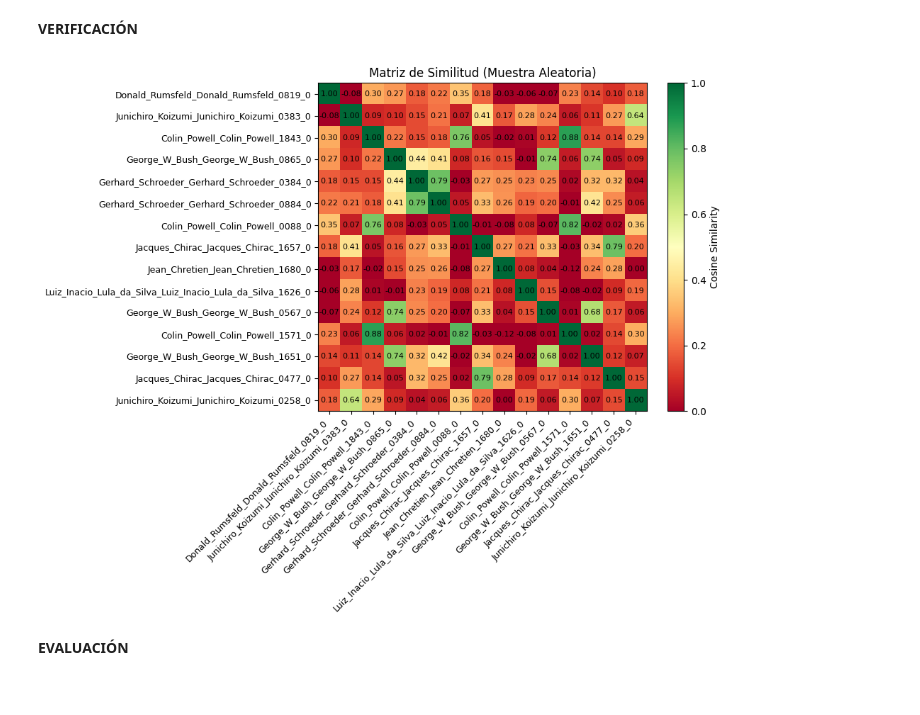
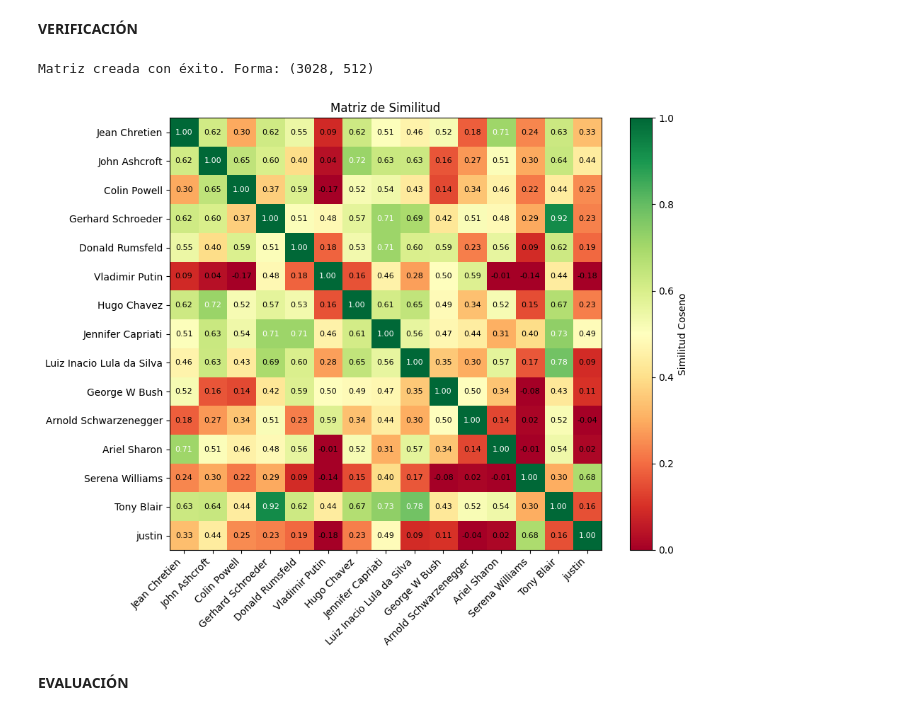
Before and after one commit to EzequielMatiasArevalo/tuia-face-recognition-app, a Jupyter notebook: train.ipynb, the cells around one changed output. Saved outputs shown, nothing was run; the diff lists cells and outputs as text; code cells hidden in the pictures.

```diff
--- a/train.ipynb
+++ b/train.ipynb
@@ -93,19 +96,18 @@ model_path=Path("models/inceptionresnetv1_finetuned.pth")
 checkpoint_path = Path("models/inceptionresnetv1_finetuned.pth")
 
 if checkpoint_path.exists():
-    service = FaceService(
-        store=None,
+    service = FaceService(store=None,
         similarity_metric="cosine",
         similarity_threshold=0.6,
         face_size=160,
         model_path=checkpoint_path)
-    print("Servicio instanciado con éxito.")
+    print("FaceService instanciado")
 else:
     print(f"Error: No se encontró el archivo en {checkpoint_path}")
 
 
 
-def procesar_alineacion_adecuada(image_bgr, box_esperado):
+def procesar_alineacion(image_bgr, box_esperado):
 
     image_rgb = cv2.cvtColor(image_bgr, cv2.COLOR_BGR2RGB)
     from PIL import Image
@@ -253,39 +232,62 @@ Total de caras en database: 3028
 # %% [markdown]
 **VERIFICACIÓN**
 # %%
-def verificar(emb1, emb2, umbral=0.6):
+all_vectors = []
+all_names = []
 
-    sim = float(np.dot(np.ravel(emb1), np.ravel(emb2)))
-    return {"similitud": round(sim, 4), "misma_persona": sim >= umbral}
+for persona, lista_de_embs in embeddings_db.items():
+    for emb in lista_de_embs:
+        all_vectors.append(emb.flatten())
+        all_names.append(persona)
 
+
+emb_array = np.array(all_vectors)
+emb_labels = np.array(all_names)
+
+print(f"Matriz creada con éxito. Forma: {emb_array.shape}")
+
+plt.close('all')
+
+nombres_unicos = list(embeddings_db.keys())
 n_muestras = 15
-indices = random.sample(range(len(emb_labels)), min(n_muestras, len(emb_labels)))
+muestra_personas = random.sample(nombres_unicos, min(n_muestras, len(nombres_unicos)))
 
-emb_sample = emb_array[indices]
-labels_sample = [emb_labels[i].split('\\')[-1] for i in indices]
+emb_sample = []
+labels_sample = []
 
-sim_matrix = emb_sample @ emb_sample.T
+for persona in muestra_personas:
+    emb_sample.append(embeddings_db[persona][0])
+    labels_sample.append(persona.replace('_', ' '))
+
+emb_sample = np.array(emb_sample)
+
+norms = np.linalg.norm(emb_sample, axis=1, keepdims=True)
+emb_sample_norm = emb_sample / (norms + 1e-8)
+sim_matrix = emb_sample_norm @ emb_sample_norm.T
 
 fig, ax = plt.subplots(figsize=(10, 8))
 im = ax.imshow(sim_matrix, cmap="RdYlGn", vmin=0, vmax=1)
-plt.colorbar(im, ax=ax, label="Cosine Similarity")
+fig.colorbar(im, ax=ax, label="Similitud Coseno")
 
 ticks = range(len(labels_sample))
 ax.set_xticks(ticks)
 ax.set_yticks(ticks)
-ax.set_xticklabels(labels_sample, rotation=45, ha="right", fontsize=9)
-ax.set_yticklabels(labels_sample, fontsize=9)
+ax.set_xticklabels(labels_sample, rotation=45, ha="right")
+ax.set_yticklabels(labels_sample)
 
 for i in range(len(labels_sample)):
     for j in range(len(labels_sample)):
         ax.text(j, i, f"{sim_matrix[i, j]:.2f}",
-                ha="center", va="center", color="black", fontsize=8)
+                ha="center", va="center",
+                color="black" if sim_matrix[i, j] < 0.7 else "white",
+                fontsize=8)
 
-ax.set_title("Matriz de Similitud (Muestra Aleatoria)")
+ax.set_title("Matriz de Similitud")
 plt.tight_layout()
 plt.show()
 # %% [output]
+Matriz creada con éxito. Forma: (3028, 512)
-[figure, old version]
+[figure, new version]
 # %% [markdown]
 **EVALUACIÓN**
 # %%
```
Also changed, not shown: parts of 7 cells of this notebook, 21 other files.
